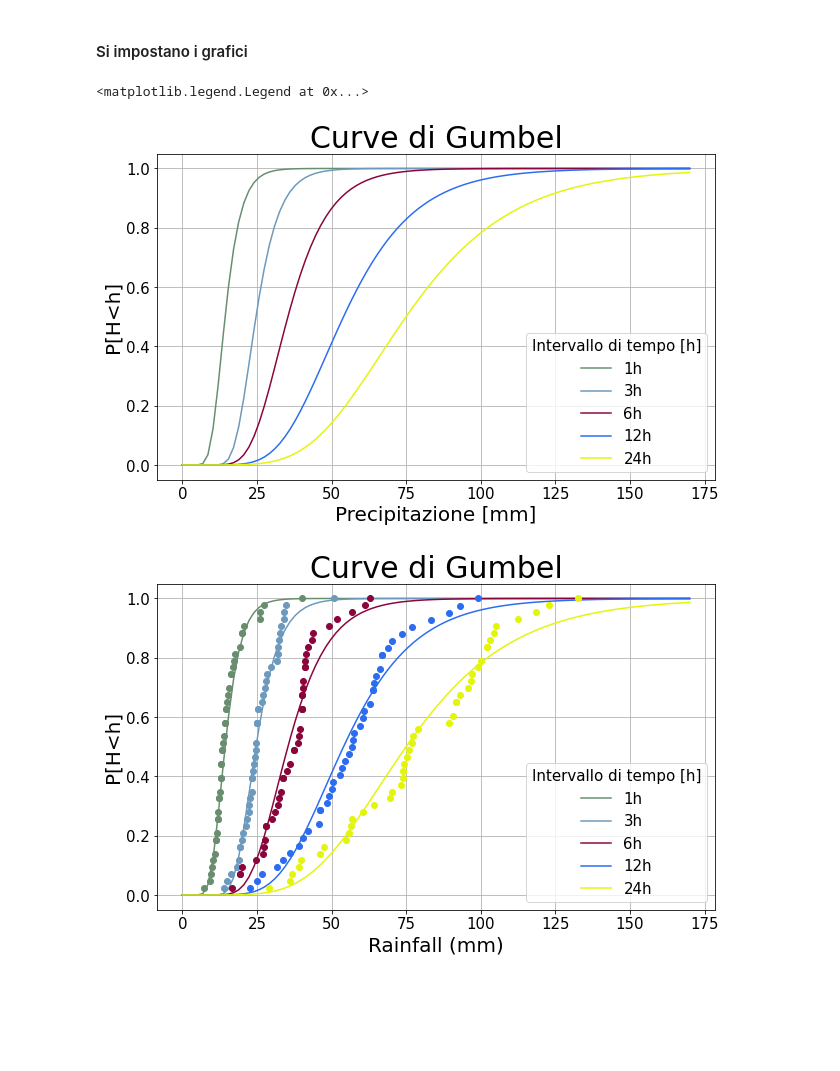
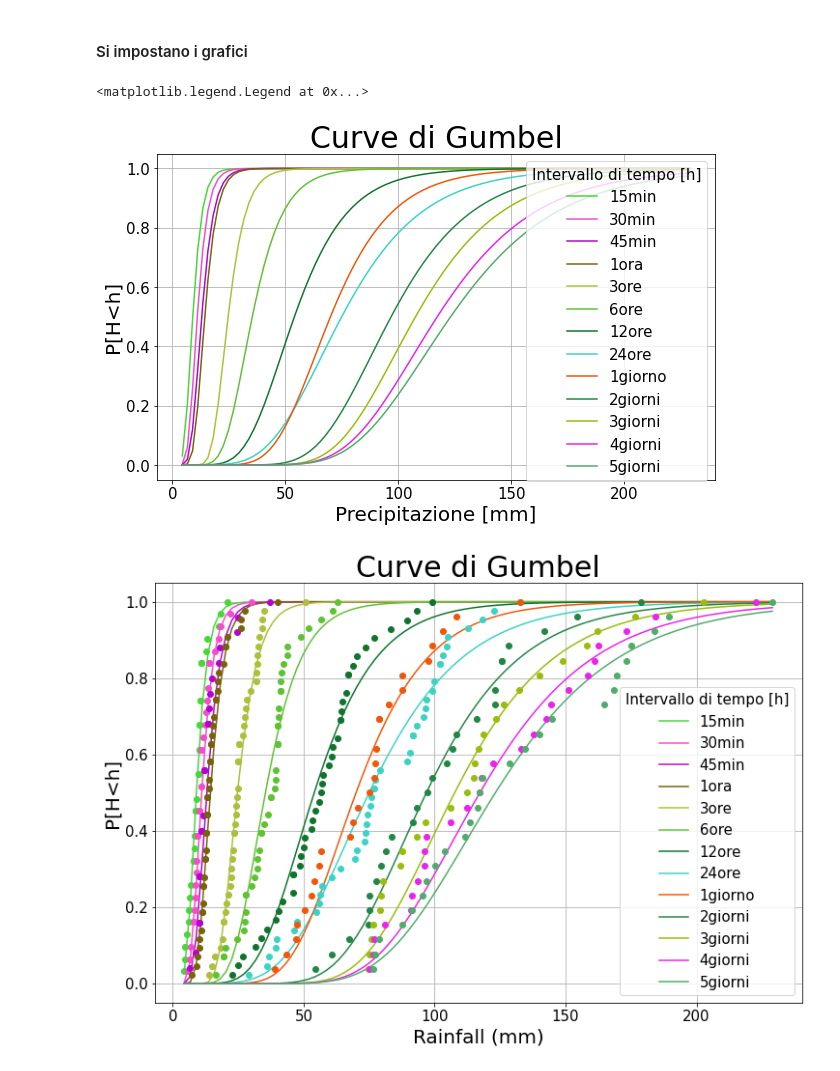
Before and after one commit to Fakkin/Laboratorio, a Jupyter notebook: Max Vero.ipynb, the cells around one changed output. Cells and saved outputs as stored; diff of their text form; code cells hidden in the pictures; blank space fills up the shorter version.

```diff
--- a/Max Vero.ipynb
+++ b/Max Vero.ipynb
@@ -52,9 +66,9 @@ abs_mle
 # %%
-minimo=min(data.min()) #7.6
+minimo=min(data.min()) #7.6 per le durate orarie 1h,3h,6h,12h,24h
 
 mass=max(data.max()) #132.6
 
-t_rain=np.linspace(0,170,100) #è stato alzato il limite massimo per poter osservare la funzione tendere a 1
+t_rain=np.linspace(minimo,mass,100) #è stato alzato il limite massimo per poter osservare la funzione tendere a 1
 # %% [markdown]
 #### Si definisce la funzione della curva di Gumbel
 # %%
@@ -62,12 +76,14 @@ def gumbel(x,abs_d,col):
     return np.exp(-np.exp(-(x-abs_d[col]["a"])/abs_d[col]["b"]))
 # %% [markdown]
 #### Si impostano i grafici
-# %%
-import random
-colors={}
-for i in lst:
-    colore=(random.random(), random.random(), random.random())
-    colors.update({i:colore})
+# %%
+import random
+colors={}
+c=[]
+for i in h:
+    colore=(random.random(), random.random(), random.random())
+    colors.update({i:colore})
+    c.append(colors[i])
 # %%
 SMALL_SIZE=15
 MEDIUM_SIZE=20
@@ -81,13 +97,13 @@ plt.rc('legend', fontsize=SMALL_SIZE)    # legend fontsize
 plt.rc('figure', titlesize=BIGGER_SIZE)  # fontsize of the figure title
 # %%
 g=[]
-for i in lst:
+for i in h:
     g.append(gumbel(t_rain,abs_mle,i))
 gb=pd.DataFrame(g).T
 gb.index=t_rain
-gb.columns=lst
+gb.columns=h
 # %%
-ax=gb.plot(color=[colors['1h'],colors['3h'],colors['6h'],colors['12h'],colors['24h']],figsize=(10,6))
+ax=gb.plot(color=c,figsize=(10,6))
 ax.set_title('Curve di Gumbel')
 ax.set_ylabel('P[H<h]')
 ax.set_xlabel('Precipitazione [mm]')
@@ -95,17 +111,17 @@ ax.grid(True)
 ax.legend (title= "Intervallo di tempo [h]")
 # %% [output]
 <matplotlib.legend.Legend at 0x...>
-[figure, old version]
+[figure, new version]
 # %%
-ax=gb.plot(color=[colors['1h'],colors['3h'],colors['6h'],colors['12h'],colors['24h']],figsize=(10,6))
+ax=gb.plot(color=c,figsize=(12,8))
 ecdf={}
-for i in lst:
+for i in h:
     ecdf.update({i:ECDF(data[i].dropna())})
     ax.plot(data[i].dropna(),ecdf[i](data[i].dropna()),'o',c=colors[i])
 ax.set_title('Curve di Gumbel')
 ax.set_xlabel('Rainfall (mm)')
 ax.set_ylabel('P[H<h]')
 ax.legend (title= "Intervallo di tempo [h]")
 ax.grid(True)
 # %% [output]
-[figure, old version]
+[figure, new version]
```
Also changed, not shown: parts of 10 cells of this notebook, 14 other files.
